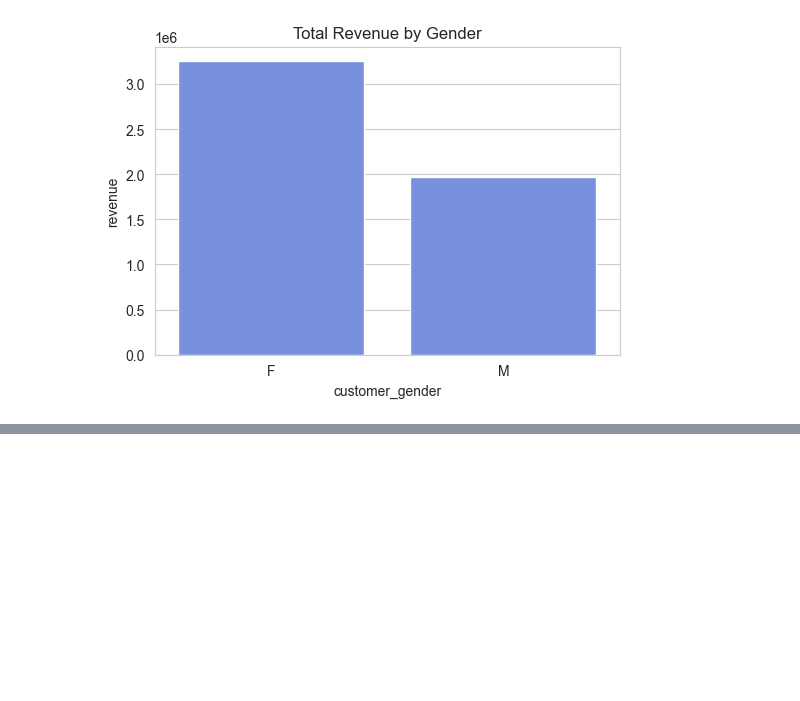
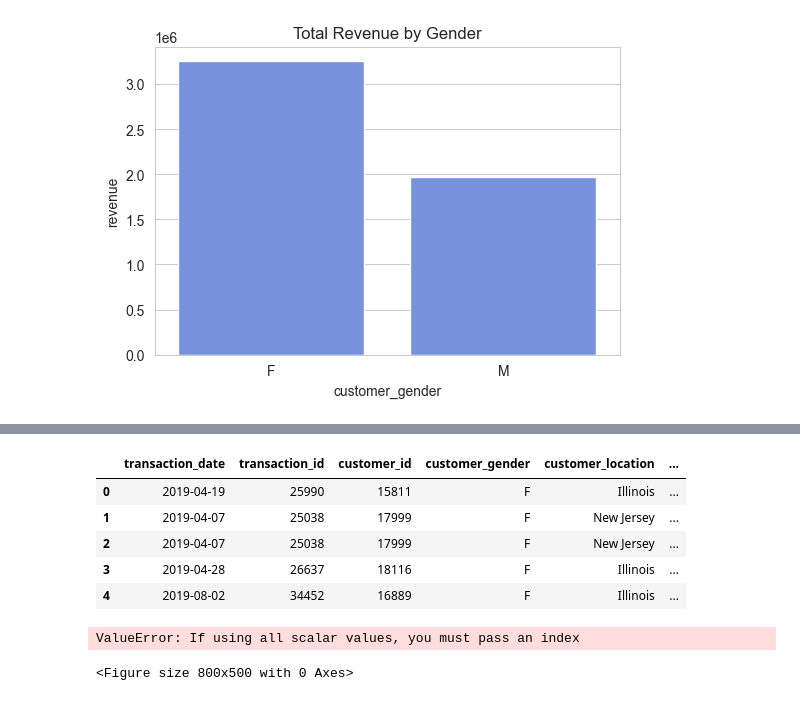
Before and after one commit to CGrainger1/LTV-Capstone-Project, a Jupyter notebook: Step_20_EDA.ipynb, the cells around one changed output, grey strips where cells are left out. Saved outputs shown, nothing was run; the diff lists cells and outputs as text; code cells hidden in the pictures; blank space fills up the shorter version.

```diff
--- a/Step_20_EDA.ipynb
+++ b/Step_20_EDA.ipynb
@@ -414,0 +415,9 @@ plt.show()
+# %%
+mart_all_data.head()
+# %% [output]
+|  | transaction_date | transaction_id | customer_id | customer_gender | customer_location | ... |
+| 0 | 2019-04-19 | 25990 | 15811 | F | Illinois | ... |
+| 1 | 2019-04-07 | 25038 | 17999 | F | New Jersey | ... |
+| 2 | 2019-04-07 | 25038 | 17999 | F | New Jersey | ... |
+| 3 | 2019-04-28 | 26637 | 18116 | F | Illinois | ... |
+| 4 | 2019-08-02 | 34452 | 16889 | F | Illinois | ... |
@@ -414,0 +431,9 @@ plt.show()
+# %%
+plt.figure(figsize=(8,5))
+sns.barplot( x=mart_all_data['customer_id'].count(), y=mart_all_data['transaction_id'].count())
+plt.title('Top Product Categories by Revenue (Top 10)')
+plt.xticks(rotation=45)
+plt.show()
+# %% [output]
+ValueError: If using all scalar values, you must pass an index
+<Figure size 800x500 with 0 Axes>
```
Also changed, not shown: parts of 2 cells of this notebook, 1 other file.
